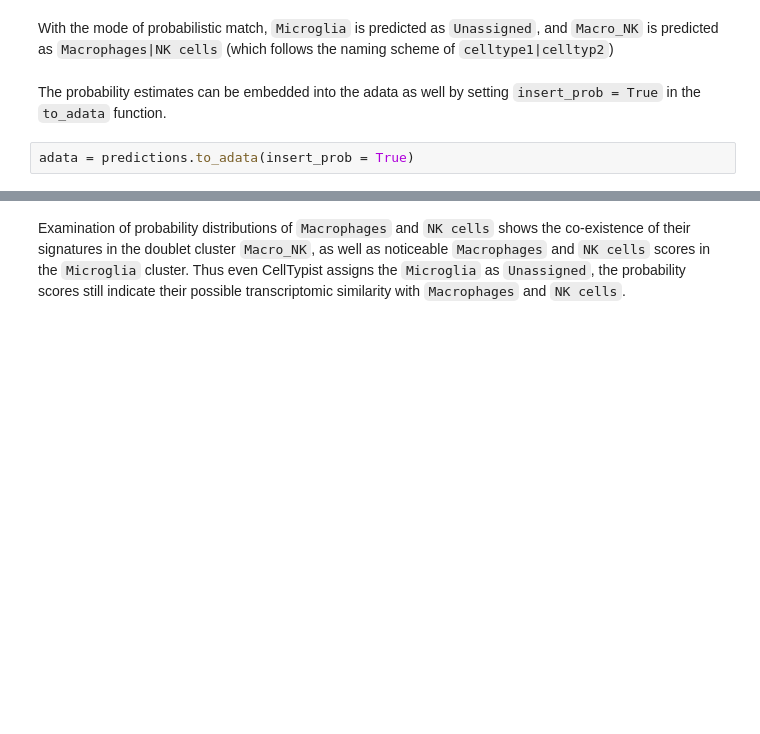
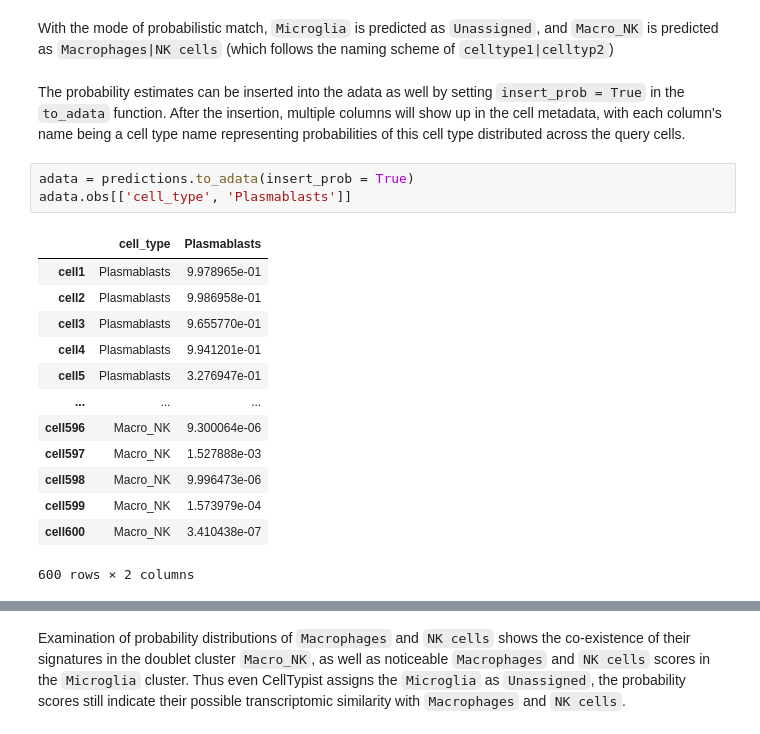
Before and after one commit to Teichlab/celltypist, a Jupyter notebook: notebook/celltypist_tutorial_ml.ipynb, the cells around one changed output, grey strips where cells are left out. Drawn from its saved outputs; the diff is of its cells as text; blank space fills up the shorter version.

```diff
--- a/notebook/celltypist_tutorial_ml.ipynb
+++ b/notebook/celltypist_tutorial_ml.ipynb
@@ -291,7 +291,22 @@ sc.pl.umap(adata, color = ['cell_type', 'majority_voting'], legend_loc = 'on dat
 # %% [markdown]
 With the mode of probabilistic match, `Microglia` is predicted as `Unassigned`, and `Macro_NK` is predicted as `Macrophages|NK cells` (which follows the naming scheme of `celltype1|celltyp2`)
 # %% [markdown]
-The probability estimates can be embedded into the adata as well by setting `insert_prob = True` in the `to_adata` function.
+The probability estimates can be inserted into the adata as well by setting `insert_prob = True` in the `to_adata` function. After the insertion, multiple columns will show up in the cell metadata, with each column's name being a cell type name representing probabilities of this cell type distributed across the query cells.
 # %%
 adata = predictions.to_adata(insert_prob = True)
+adata.obs[['cell_type', 'Plasmablasts']]
+# %% [output]
+|  | cell_type | Plasmablasts |
+| cell1 | Plasmablasts | 9.978965e-01 |
+| cell2 | Plasmablasts | 9.986958e-01 |
+| cell3 | Plasmablasts | 9.655770e-01 |
+| cell4 | Plasmablasts | 9.941201e-01 |
+| cell5 | Plasmablasts | 3.276947e-01 |
+| ... | ... | ... |
+| cell596 | Macro_NK | 9.300064e-06 |
+| cell597 | Macro_NK | 1.527888e-03 |
+| cell598 | Macro_NK | 9.996473e-06 |
+| cell599 | Macro_NK | 1.573979e-04 |
+| cell600 | Macro_NK | 3.410438e-07 |
+600 rows × 2 columns
 # %%
```
Also changed, not shown: parts of 9 cells of this notebook.
